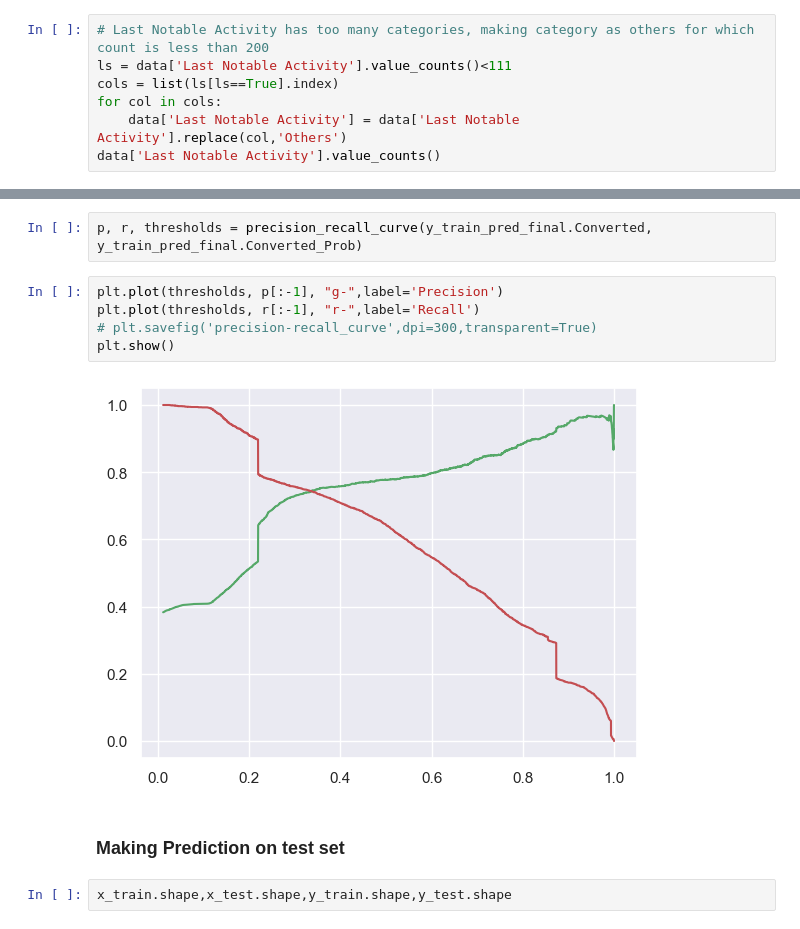
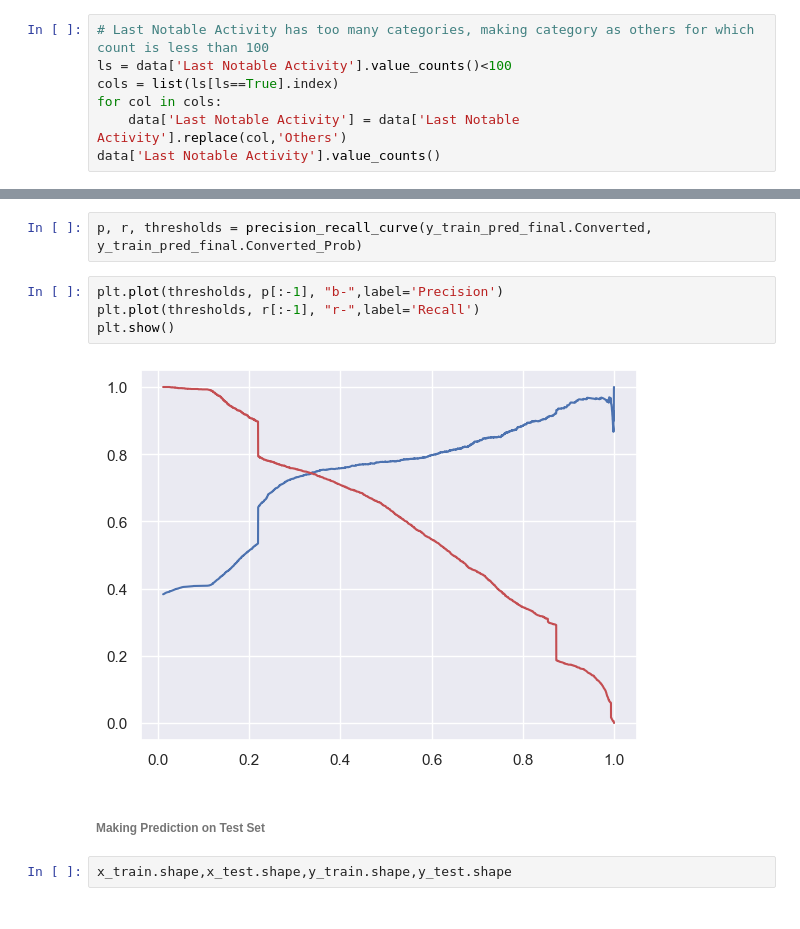
Before and after one commit to rahulgupta0306/Lead_Scoring_Case_Study, a Jupyter notebook: Lead Scoring Python File.ipynb, the cells around one changed output, grey strips where cells are left out. Drawn from its saved outputs; the diff is of its cells as text.

```diff
--- a/Lead Scoring Python File.ipynb
+++ b/Lead Scoring Python File.ipynb
@@ -882,8 +806,8 @@ Form Submitted on Website          1
 Email Received                     1
 Name: count, dtype: int64
 # %%
-# Last Notable Activity has too many categories, making category as others for which count is less than 200
-ls = data['Last Notable Activity'].value_counts()<111
+# Last Notable Activity has too many categories, making category as others for which count is less than 100
+ls = data['Last Notable Activity'].value_counts()<100
 cols = list(ls[ls==True].index)
 for col in cols:
     data['Last Notable Activity'] = data['Last Notable Activity'].replace(col,'Others')
@@ -2060,14 +2019,13 @@ recall_score(y_train_pred_final.Converted, y_train_pred_final.final_predicted)
 # %%
 p, r, thresholds = precision_recall_curve(y_train_pred_final.Converted, y_train_pred_final.Converted_Prob)
 # %%
-plt.plot(thresholds, p[:-1], "g-",label='Precision')
+plt.plot(thresholds, p[:-1], "b-",label='Precision')
 plt.plot(thresholds, r[:-1], "r-",label='Recall')
-# plt.savefig('precision-recall_curve',dpi=300,transparent=True)
 plt.show()
 # %% [output]
-[figure, old version]
+[figure, new version]
 # %% [markdown]
-### Making Prediction on test set
+###### Making Prediction on Test Set
 # %%
 x_train.shape,x_test.shape,y_train.shape,y_test.shape
 # %% [output]
```
Also changed, not shown: parts of 92 cells of this notebook.
